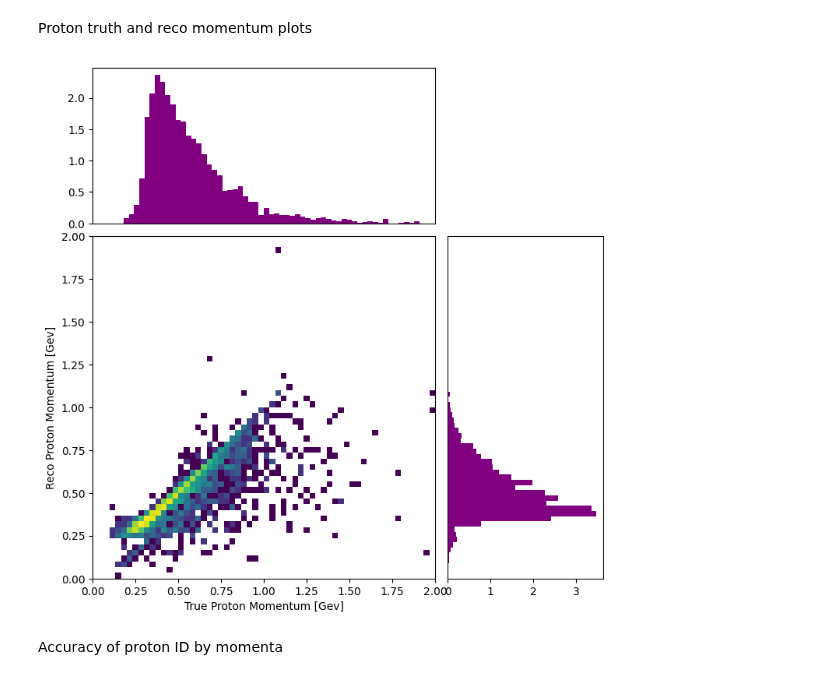
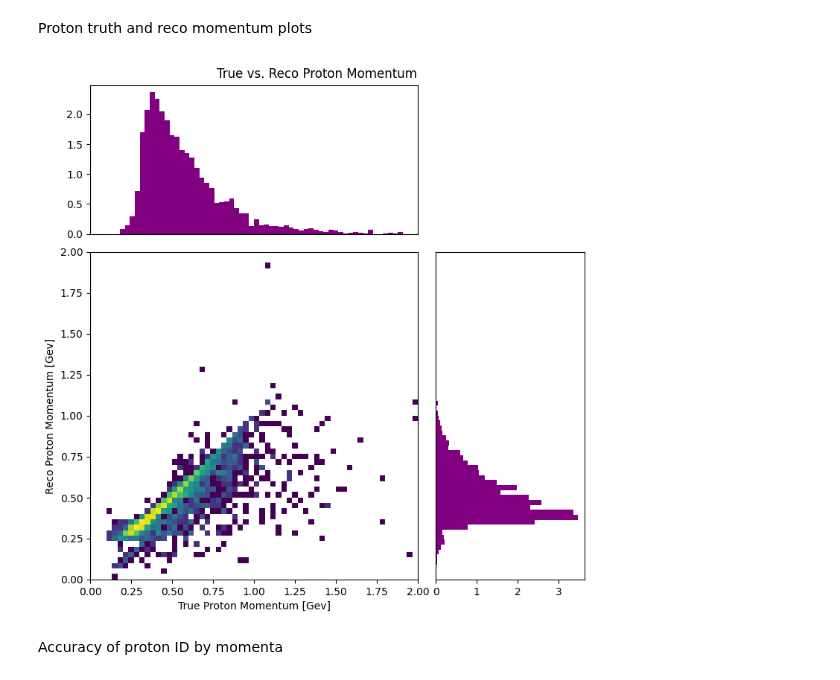
Before and after one commit to ZaeMoore/2x2_CAF, a Jupyter notebook: purity_efficiency/purity_efficiency.ipynb, the cells around one changed output. Drawn from its saved outputs; the diff is of its cells as text; code cells hidden in the pictures.

```diff
--- a/purity_efficiency/purity_efficiency.ipynb
+++ b/purity_efficiency/purity_efficiency.ipynb
@@ -609,28 +615,29 @@ Proton truth and reco momentum plots
 # %%
 #2D histogram with 1D projections
 fig = plt.figure(figsize=(8,8))
 left, width, bottom, height = 0.12, 0.55, 0.12, 0.55
-bottom_h = left_h = left + width + 0.02
+bottom_h = left_h = left + width + 0.03
 #Dimensions
 dim_2dhist = [left, bottom, width, height] #Dimensions of 2d hist
 dim_1dhistx = [left, bottom_h, width, 0.25] #Dimensions of 1d x hist
 dim_1dhisty = [left_h, bottom, 0.25, height] #Dimensions of 1d y hist
 #Make the plots
 ax2dhist = plt.axes(dim_2dhist) #2d hist plot
 ax1dhistx = plt.axes(dim_1dhistx) #1d x hist plot
 ax1dhisty = plt.axes(dim_1dhisty) #1d y hist plot
 #Plot histograms
 ax2dhist.hist2d(hist_proton_truep, hist_proton_recop, bins=60, range=((0,2),(0,2)),norm=colors.LogNorm())
 ax1dhistx.hist(true_proton_p, bins=60, range=(0,2), density=True, color='purple')
 ax1dhisty.hist(reco_proton_p, bins=60, range=(0,2), density=True, orientation='horizontal', color='purple')
 #Make it pretty
 ax2dhist.set_xlabel("True Proton Momentum [Gev]")
 ax2dhist.set_ylabel("Reco Proton Momentum [Gev]")
 ax1dhistx.get_xaxis().set_visible(False)
 ax1dhisty.get_yaxis().set_visible(False)
+plt.suptitle("True vs. Reco Proton Momentum")
 plt.show()
 # %% [output]
-[figure, old version]
+[figure, new version]
 # %% [markdown]
 Accuracy of proton ID by momenta
 # %%
```
Also changed, not shown: parts of 1 cell of this notebook.
